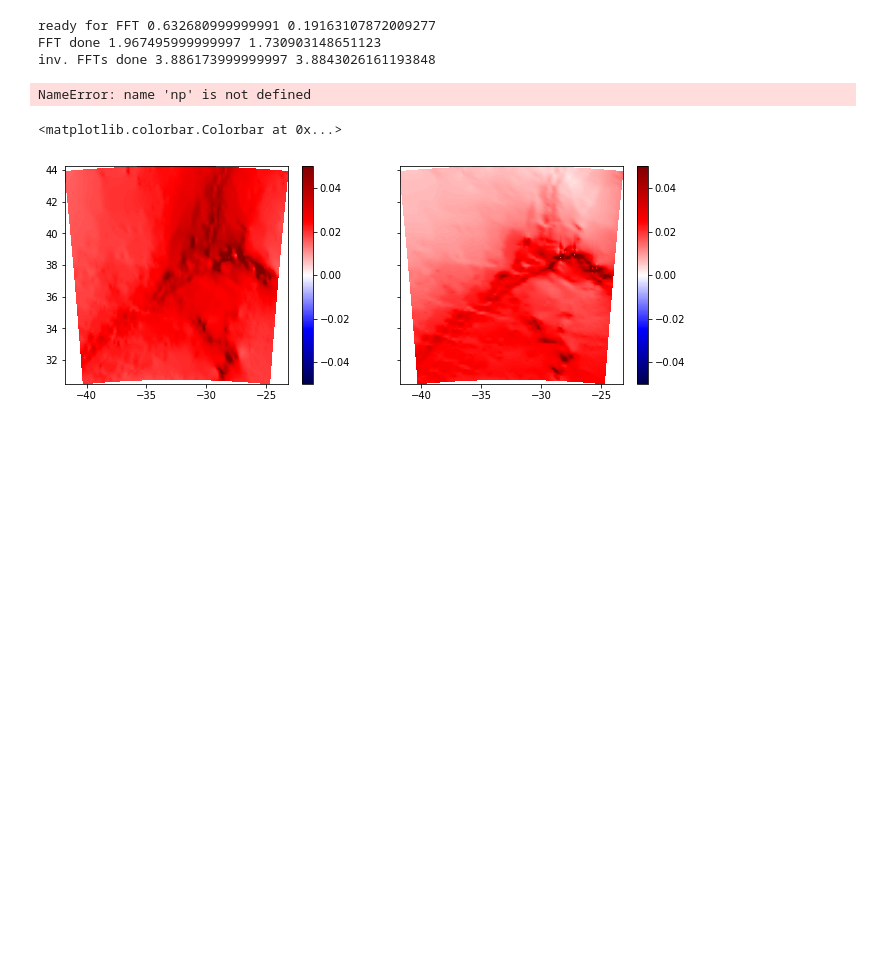
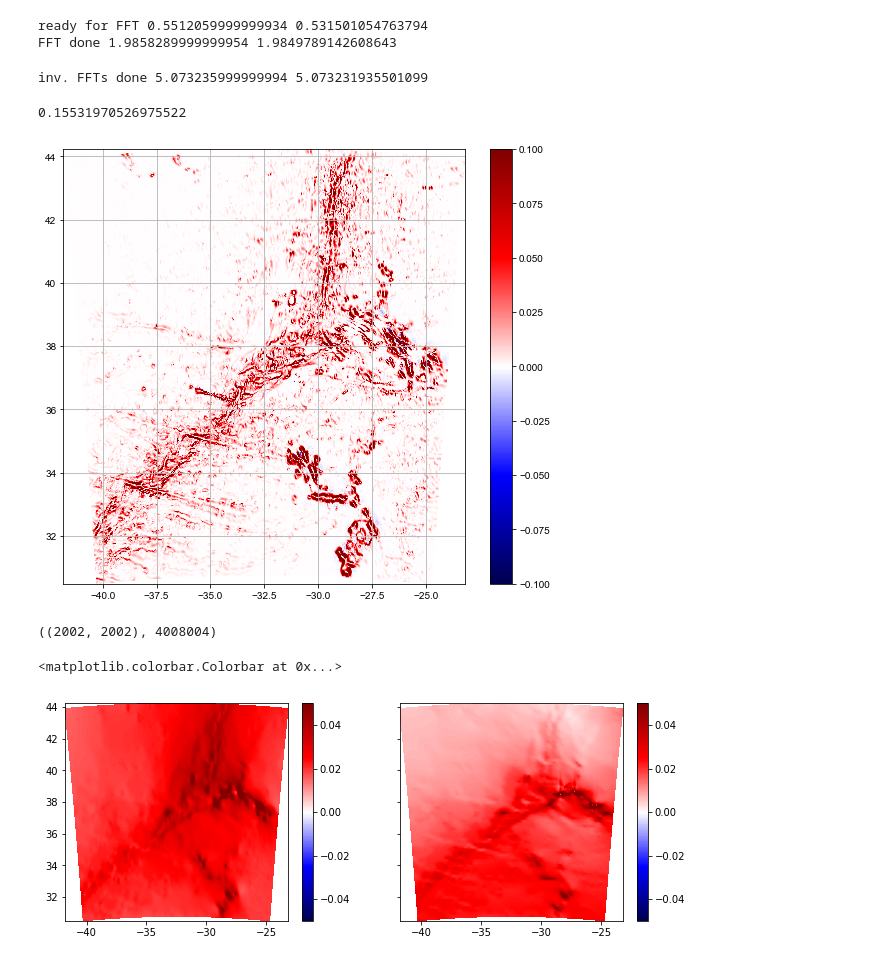
Before and after one commit to NoeLahaye/Int_Tide_Conv, a Jupyter notebook: Nycander_conv.ipynb, the cells around one changed output. Cells and saved outputs as stored; diff of their text form; code cells hidden in the pictures; blank space fills up the shorter version.

```diff
--- a/Nycander_conv.ipynb
+++ b/Nycander_conv.ipynb
@@ -35,8 +36,8 @@ import time
 doverb = True
 # %%
 # --- data location ---
-path_data = '/data0/project/vortex/lahaye/Tide_Conv/input_data/' #'./input_data/' #
-path_data = '/net/krypton'+path_data     # if not on LOPS hub
+path_data = 'prov/' #'/data0/project/vortex/lahaye/Tide_Conv/input_data/' #'./input_data/' #
+#path_data = '/net/krypton'+path_data     # if not on LOPS hub
 
 # --- climato ---
 clim = "lucky"
@@ -46,7 +47,7 @@ if clim == "lucky":
 # --- topography dataset ---
 topo = "lucky" # "tpxo" # "srtm"
 if topo == 'lucky':
-    file_topo = path_data+"lucky_grd.nc"
+    file_topo = path_data+"lucky_corgrd.nc"
     varx, vary = 'lon_rho', 'lat_rho'
     varh = 'h'
 elif topo == 'srtm':
@@ -59,13 +60,16 @@ elif topo == 'tpxo8':
     varh = TODO
 
 # --- tide dataset ---
-tide = 'tpxo8' #'lucky' #
+tide = 'tpxo7' #'lucky' #
 
 if tide == 'lucky':
     uname = path_data+'luckym2_frc.nc'
+elif tide == "tpxo7":
+    uname = path_data+"u_tpxo7.2.nc"
+    gname = path_data+"grid_tpxo7.2.nc"
 elif tide == 'tpxo8':
     uname = "/net/ruchba/local/tmp/2/lahaye/TPXO8/uv.m2_tpxo8_atlas_30c_v1.nc"
-    hname = uname.replace("uv.m2","grid")
+    gname = uname.replace("uv.m2","grid")
 
 zmin       = -100              # min depth to compute Ef [m], below contin. shelf roughly
 g          = 9.81              # gravity [m s-2]
@@ -175,15 +147,24 @@ fN2 = interp.pchip(zz[::-1],N2_tmp,extrapolate=True)
 slope,intercept,r_val,p_val,std_err = stats.linregress(zz,np.log(N2_tmp**0.5))
 N0  = np.exp(intercept)
 b   = 1./slope
-Nb = np.sqrt(fN2(h_t))
+N2b = np.sqrt(fN2(h_t))
 
 if doverb:
     if indneg.size>0:
         print('had to resort stratif for {} values'.format(indneg.size))
     print('exponential interpolation for stratification: N0={0}, b={1}'.format(N0,b))
 
-coef = rho0*Nb/2*np.sqrt(1-fcor**2/M2**2)
-kn = lambda n: np.sqrt(M2**2-fcor**2)*n*np.pi/N0/h_ma/3600. # should be bar(N)
-kone = np.nanmean(kn(1))
+coef = rho0*N2b/2*np.sqrt(1-fcor**2/M2**2)
+
+def kn_expN(n,h,omega=M2/3600,f=fcor/3600,b=b,N0=N0):
+    """
+    approximate for modal horizontal wavenumber given exponential fit for the stratification
+    of the form N=N0.exp(z/b) with z algebraic depth
+    h is bottom depth (absolute value)
+    omega, f: tidal and Coriolis frequencies (rad/s)
+    following StLaurent & Garrett 2002"""
+    return n*np.pi*np.sqrt((omega**2-f**2)/(b**2*N0**2*(1-np.exp(-h/b))**2-(h*omega)**2))
+
+kone = np.nanmean(kn_expN(1,h_ma))
 print('1st mode mean hor. wavelength: {} km'.format(2*np.pi/kone/1e3))
 # %% [output]
@@ -203,11 +185,11 @@ npad = 500
 if doverb:
     tmes, tmeb = time.clock(), time.time()
 
+h = detrend_2d(h_t) # apply bilinear detrend
 if npad > 0:
-    h = np.pad(h_t,npad,'edge')
+    h = np.pad(h,npad,'edge')
 else:
-    h = h_t.copy()
-#h = detrend_2d(h) # apply bilinear detrend
+    h = h.copy()
 nx, ny = h.shape
 dxi, dyi = dx_h.mean(), dy_h.mean()
 kx = np.fft.fftfreq(nx,dxi)*2*np.pi    # wavenumbers in x-direction = major axis
@@ -251,24 +233,29 @@ P_pos = coef*dhdx*(ubt**2*sdxh + ubt*vbt*np.cos(pha)*sdyh)
 P_neg = coef*dhdy*(vbt**2*sdyh + ubt*vbt*np.cos(pha)*sdxh)
 C_t = P_pos + P_neg
 # %% [output]
-ready for FFT 0.632680999999991 0.19163107872009277
-FFT done 1.967495999999997 1.730903148651123
-inv. FFTs done 3.886173999999997 3.8843026161193848
+ready for FFT 0.5512059999999934 0.531501054763794
+FFT done 1.9858289999999954 1.9849789142608643
+inv. FFTs done 5.073235999999994 5.073231935501099
 # %%
-mini, maxi = np.array([-1,1])*1.
+mini, maxi = np.array([-1,1])*.1
 #mini, maxi = np.array([-1,1])*2.5e3
 toplot = C_t
 
 fig = plt.figure(figsize=(9,8))
 #plt.pcolormesh(lon_h.T,lat_h.T,toplot.T,cmap='seismic')
 plt.pcolormesh(lon_h.T,lat_h.T,toplot.T,cmap='seismic',vmin=mini,vmax=maxi)
 plt.colorbar()
 plt.grid(True)
 
-ubt.mean(), vbt.mean()
-#np.isfinite(modk).all()
+C_t.max(), C_t.min(), np.nansum(C_t*dxi*dyi)
+(C_t<0).sum()/C_t.size
 # %% [output]
-NameError: name 'np' is not defined
+0.15531970526975522
+[figure, added]
+# %%
+C_t.shape, C_t.size
+# %% [output]
+((2002, 2002), 4008004)
 # %%
 #plt.pcolormesh(h*win)
 mini, maxi = np.array([-1,1])*.05
```
Also changed, not shown: parts of 7 cells of this notebook, 2 other files.
